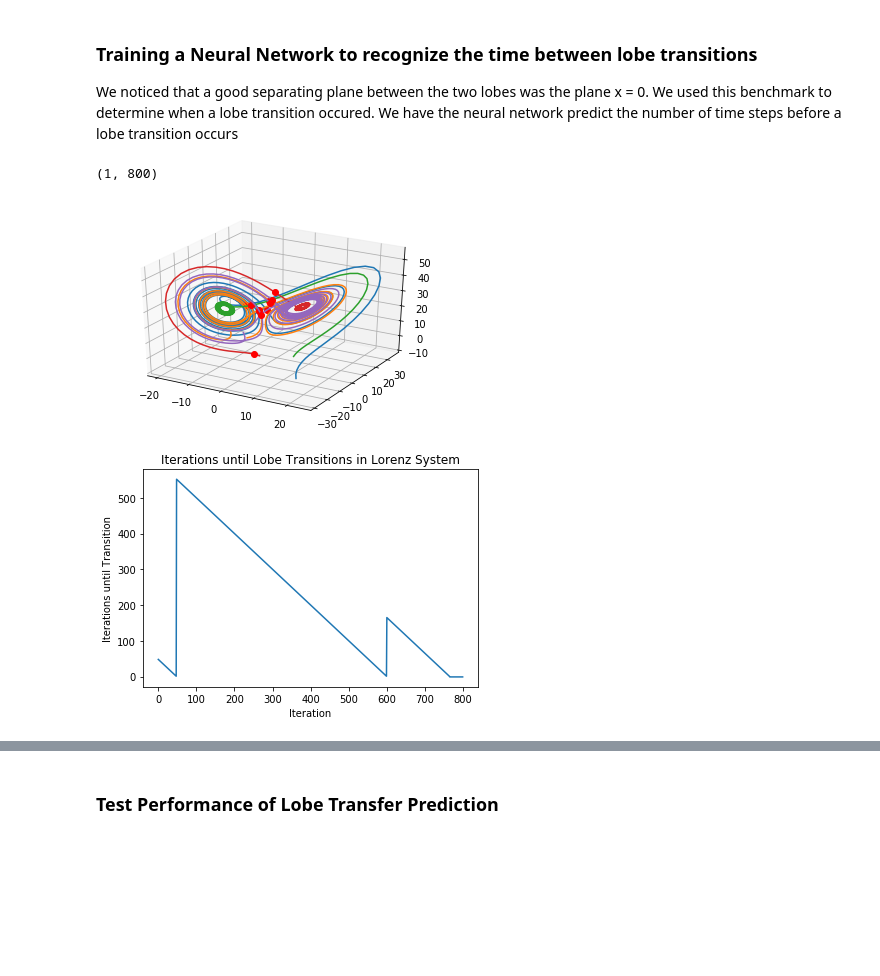
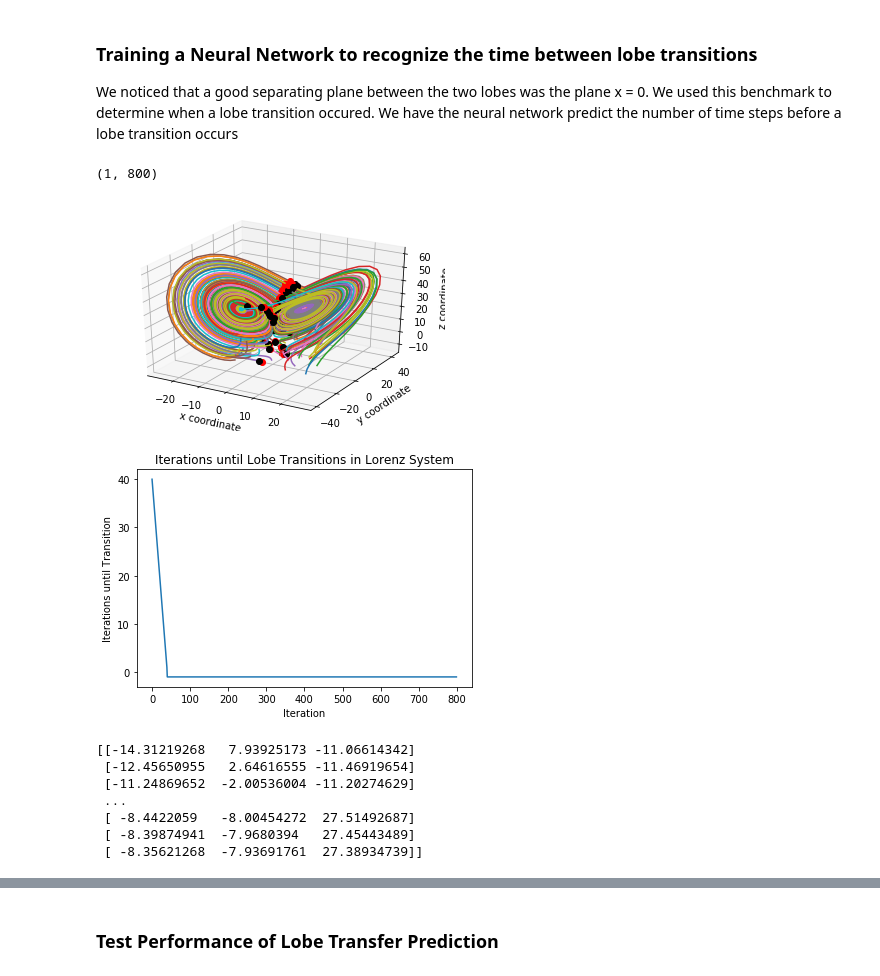
Before and after one commit to zackmcnulty/AMATH_563-Inferring_Structure_of_Complex_Systems, a Jupyter notebook: hw/hw3/lorenz_net.ipynb, the cells around one changed output, grey strips where cells are left out. Drawn from its saved outputs; the diff is of its cells as text; code cells hidden in the pictures; blank space fills up the shorter version.

```diff
--- a/hw/hw3/lorenz_net.ipynb
+++ b/hw/hw3/lorenz_net.ipynb
@@ -14,7 +14,7 @@ from mpl_toolkits.mplot3d import Axes3D
 dt = 0.01  # time step size
 T = 8  # total simulation time per initial condition
 t = np.arange(start=0, stop=T, step=dt)
-num_trajectories = 200  # number of trajectories to simulate (at each rho)
+num_trajectories = 50  # number of trajectories to simulate (at each rho)
 
 # Set parameters of the lorenz system (rho set later)
 b = 8/3
@@ -74,18 +74,23 @@ Here we define a standard 3-layer feedforward neural network with 20 neurons in
 # %%
 from keras.models import Sequential
 from keras.layers import Dense
+from keras import regularizers
+
+l1 = 0
+l2 = 0
 
 # can define a custom activation function and pass it as a parameter with 'activation' as well.
 model = Sequential()
-model.add(Dense(10, activation='relu', input_shape = (3,)))
-model.add(Dense(40, activation='tanh'))
-model.add(Dense(40, activation='tanh'))
+model.add(Dense(40, activation='relu', kernel_regularizer = regularizers.l1_l2(l1=l1, l2=l2), input_shape = (3,)))
+model.add(Dense(40, activation='relu',  kernel_regularizer = regularizers.l1_l2(l1=l1, l2=l2)))
+model.add(Dense(40, activation='linear',  kernel_regularizer = regularizers.l1_l2(l1=l1, l2=l2)))
+model.add(Dense(40, activation='tanh',  kernel_regularizer = regularizers.l1_l2(l1=l1, l2=l2)))
 model.add(Dense(3, activation='linear'))
 
-model.compile(optimizer='adam', loss='mean_squared_error')
+model.compile(optimizer='rmsprop', loss='mean_squared_error')
 # %%
 model.fit(inputs, outputs,
-         epochs=500,
-         batch_size=100,
-         shuffle=False,
+         epochs=1000,
+         batch_size=1000,
+         shuffle=True,
          validation_split = 0.2) # use 20 % of data as a validation dataset
@@ -244,7 +292,10 @@ We noticed that a good separating plane between the two lobes was the plane x =
 # %%
 fig = plt.figure(77)
 ax = fig.gca(projection='3d')
-num_trajectories = 5
+plt.xlabel('x coordinate')
+plt.ylabel('y coordinate')
+ax.set_zlabel('z coordinate')
+num_trajectories = 100
 rho = 28
 
 for j in range(num_trajectories):
@@ -258,40 +309,54 @@ for j in range(num_trajectories):
     transitions = np.where(((xs[:-1] + xs[1:]) == 0 ))[0] # indices where a lobe transition occurs (index right before transition)
     dist_from_trans = np.zeros((1, len(t)))
 
     for i, ind in enumerate(transitions):
         if i == 0:
             dist_from_trans[0, :transitions[0] + 1] = list(range(transitions[0] + 1, 0, -1))
         else:
             dist_from_trans[0, transitions[i-1]+1:transitions[i]+1] = list(range(transitions[i] - transitions[i-1], 0, -1))
 
     # all points after last transition are set to -1
     dist_from_trans[0, transitions[-1] + 1:] = -1
 
+    transition_times = np.expand_dims(((xs[:-1] + xs[1:]) == 0 ).astype(int), axis=0)
+
+    # Train on either the transition points (i.e time right before transition) or the time to transitions. The two can easily
+    # be interconverted.
+
+    train_on = 100* transition_times # multiply by 100 so MSE actually cares about getting these numbers right
+    inputs = y_vals[:-1, :]
 
     if j == 0:
-        lobe_inputs = y_vals
-        lobe_outputs = dist_from_trans.T
+        lobe_inputs = inputs
+        lobe_outputs = train_on.T
     else:
-        lobe_inputs = np.vstack((lobe_inputs, y_vals))
-        lobe_outputs = np.vstack((lobe_outputs, dist_from_trans.T))
+        lobe_inputs = np.vstack((lobe_inputs, inputs))
+        lobe_outputs = np.vstack((lobe_outputs, train_on.T))
 
     ax.plot(xs=y_vals[:, 0], ys=y_vals[:, 1], zs=y_vals[:, 2])
     ax.plot(y_vals[transitions, 0], y_vals[transitions, 1], y_vals[transitions, 2], 'ro')
+    ax.plot(y_vals[transitions + 1, 0], y_vals[transitions + 1, 1], y_vals[transitions + 1, 2], 'ko')
 
 
 # plot on example of dist_from_trans
-print(dist_from_trans.shape)
 
 plt.figure()
 plt.plot(dist_from_trans[0, :])
 plt.xlabel('Iteration')
 plt.ylabel('Iterations until Transition')
 plt.title('Iterations until Lobe Transitions in Lorenz System')
 plt.show()
 # %% [output]
 (1, 800)
-[figure, old version]
+[figure, new version]
-[figure, old version]
+[figure, new version]
+[[-14.31219268   7.93925173 -11.06614342]
+ [-12.45650955   2.64616555 -11.46919654]
+ [-11.24869652  -2.00536004 -11.20274629]
+ ...
+ [ -8.4422059   -8.00454272  27.51492687]
+ [ -8.39874941  -7.9680394   27.45443489]
+ [ -8.35621268  -7.93691761  27.38934739]]
 # %%
 from keras.models import Sequential
 from keras.layers import Dense
```
Also changed, not shown: parts of 9 cells of this notebook, 31 other files.
